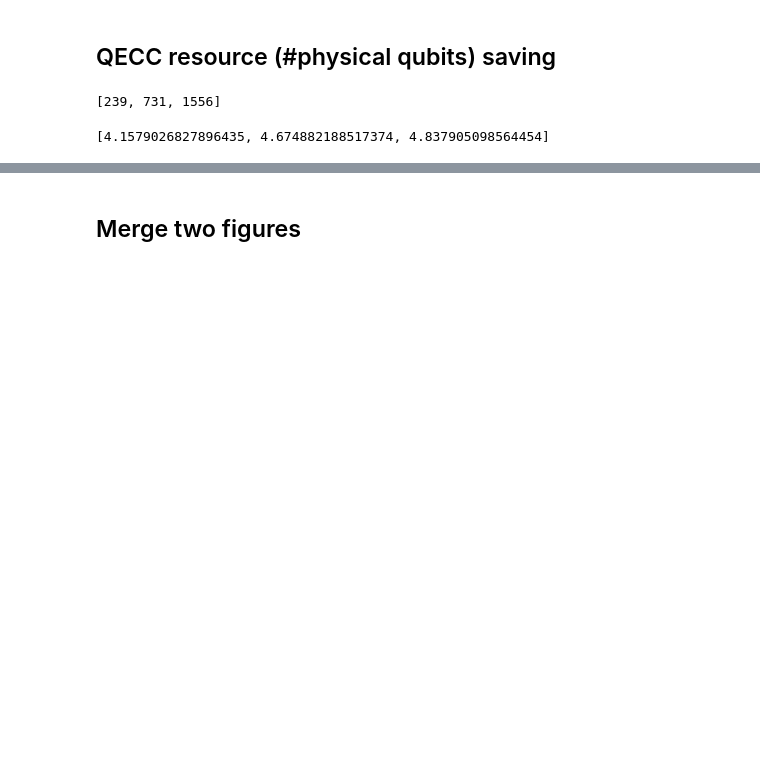
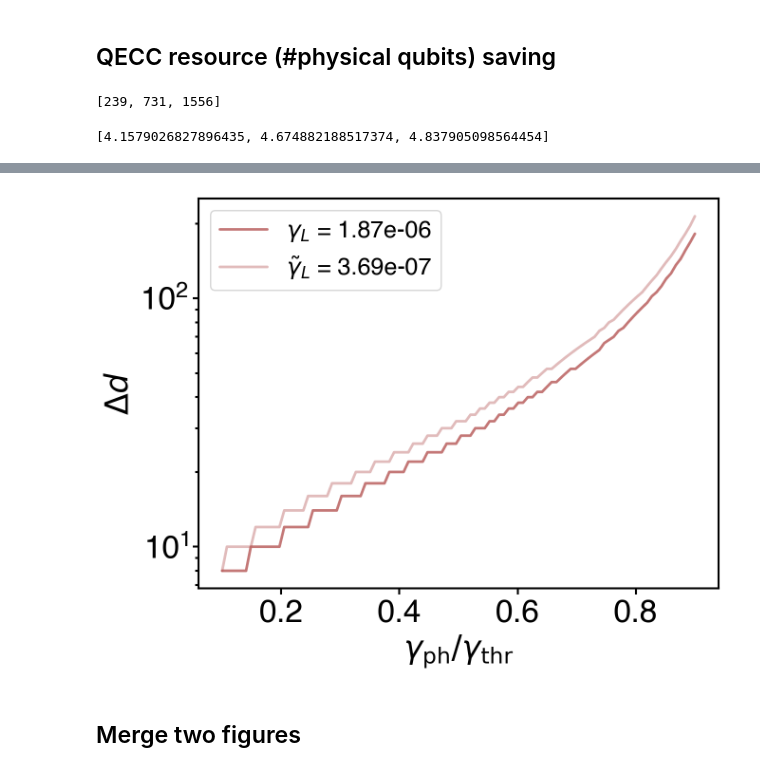
Before and after one commit to dzzxzl/Noisy-Trotter-Simulation, a Jupyter notebook: resource.ipynb, the cells around one changed output, grey strips where cells are left out. Drawn from its saved outputs; the diff is of its cells as text; code cells hidden in the pictures; blank space fills up the shorter version.

```diff
--- a/resource.ipynb
+++ b/resource.ipynb
@@ -280,3 +280,24 @@ fig.savefig(f'{fig_dir}/qecc_diff.pdf', bbox_inches='tight')
+# %%
+## explicit difference
+def phy_qubit_explicit(threshold_ratio, logical_rate, const=0.02985):
+    return 2 * int(log(logical_rate / const, threshold_ratio))
+
+threshold_ratio_list = np.linspace(0.1, 0.9, 100)
+logical_worst, logical_depen = 1.87*10**(-6), 3.69*10**(-7)
+phy_qubit_worst_list = [phy_qubit_explicit(threshold_ratio, logical_worst) for threshold_ratio in threshold_ratio_list]
+phy_qubit_depen_list = [phy_qubit_explicit(threshold_ratio, logical_depen) for threshold_ratio in threshold_ratio_list]
+
+fig, ax = plt.subplots(figsize=(7, 5.5))
+ax.plot(threshold_ratio_list, phy_qubit_worst_list, '-', label=rf'$\gamma_L$ = {logical_worst}', color='#B65655', alpha=0.8)
+ax.plot(threshold_ratio_list, phy_qubit_depen_list, '-', label=rf'$\tilde{{\gamma}}_L$ = {logical_depen}', color='#B65655', alpha=0.4)
+ax.set_xlabel(r'$\gamma_{{\mathrm{ph}}}/\gamma_{{\mathrm{thr}}}$')
+ax.set_ylabel(r'$\Delta d$')
+# ax.set_ylabel(r'$\sqrt{{N_c}}-\sqrt{{\tilde{{N}}_c}}$')
+ax.set_yscale('log')
+ax.legend()
+fig.savefig(f'{fig_dir}/qecc_diff_explicit.pdf', bbox_inches='tight')
+# %% [output]
+[figure, added]
 # %% [markdown]
 ## Merge two figures
 # %%
```
Also changed, not shown: parts of 12 cells of this notebook, 12 other files.
